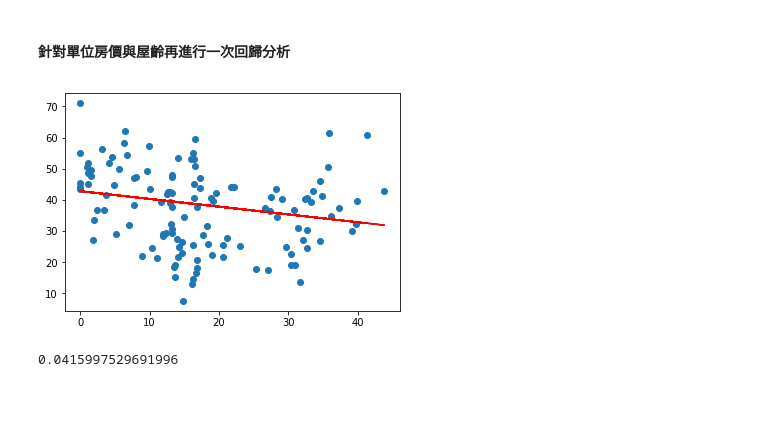
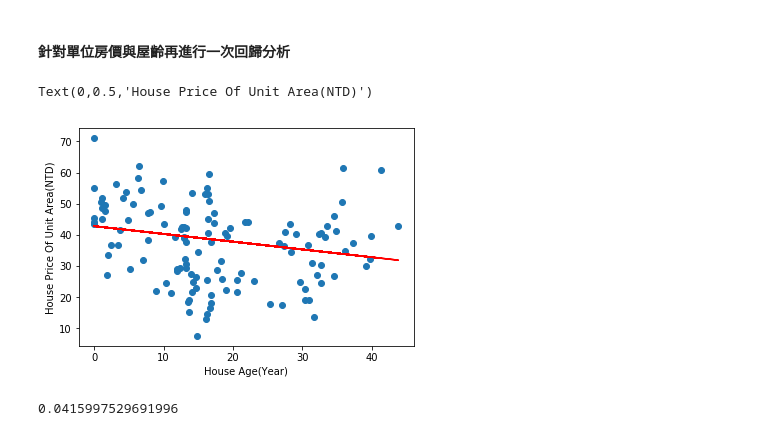
Before and after one commit to khsu-tw/MyPyLab, a Jupyter notebook: Q5-1/RealEstateValuation.ipynb, the cells around one changed output. Saved outputs shown, nothing was run; the diff lists cells and outputs as text; code cells hidden in the pictures; blank space fills up the shorter version.

```diff
--- a/Q5-1/RealEstateValuation.ipynb
+++ b/Q5-1/RealEstateValuation.ipynb
@@ -50,11 +52,14 @@ regr.score(x_test,y_test) #單位房價與房屋距離捷運站距離的準確
 # %%
 HouseAge = np.array(df.HouseAge)
 xHouseAge = HouseAge.reshape(414,1)
 x1_train,x1_test,y1_train,y1_test = train_test_split(xHouseAge,HousePriceUA,test_size = 0.3,random_state=787)
 regr.fit(x1_train,y1_train)
 HPPredictHA = regr.predict(x1_test)
 plt.scatter(x1_test,y1_test)
 plt.plot(x1_test,HPPredictHA,'r');
+plt.xlabel("House Age(Year)")
+plt.ylabel("House Price Of Unit Area(NTD)")
 # %% [output]
+Text(0,0.5,'House Price Of Unit Area(NTD)')
-[figure, old version]
+[figure, new version]
 # %%
```
Also changed, not shown: parts of 2 cells of this notebook.
